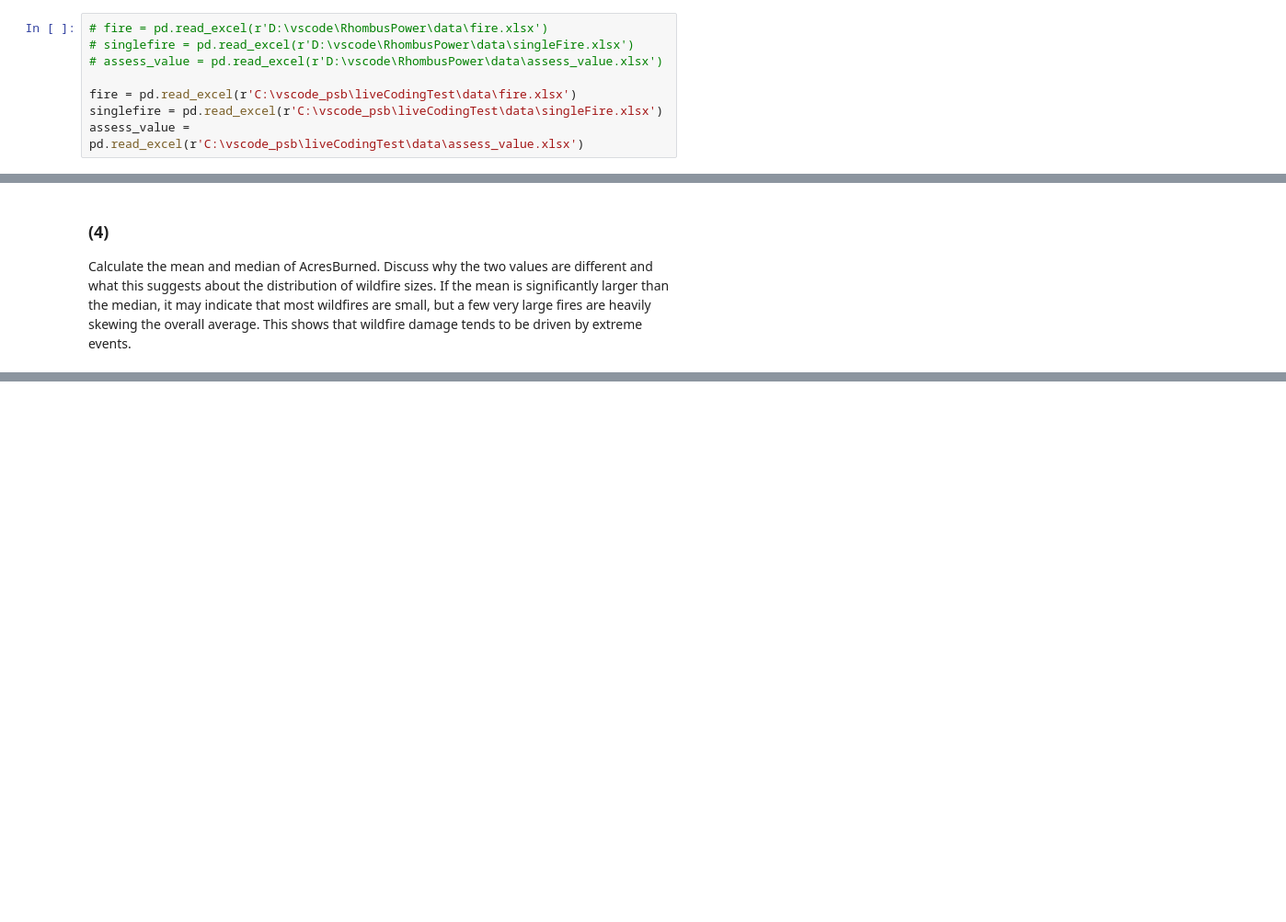
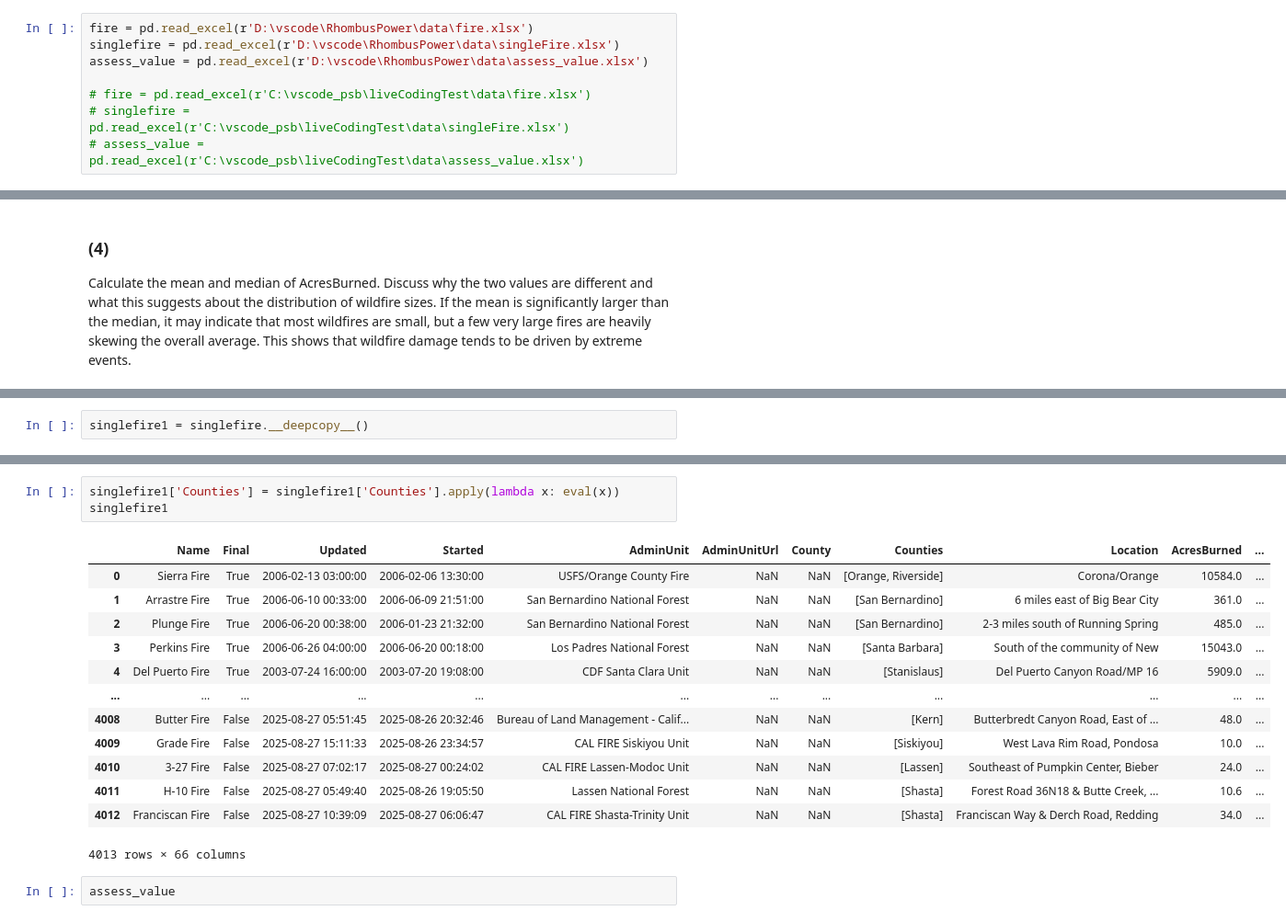
Before and after one commit to eagles0924/liveCodingTest, a Jupyter notebook: 250920_interview/1.ipynb, the cells around one changed output, grey strips where cells are left out. Shown at 92% size. Saved outputs shown, nothing was run; the diff lists cells and outputs as text; blank space fills up the shorter version.

```diff
--- a/250920_interview/1.ipynb
+++ b/250920_interview/1.ipynb
@@ -5,13 +5,13 @@ from datetime import datetime
 # %% [markdown]
 ## 1. data load
 # %%
-# fire = pd.read_excel(r'D:\vscode\RhombusPower\data\fire.xlsx')
-# singlefire = pd.read_excel(r'D:\vscode\RhombusPower\data\singleFire.xlsx')
-# assess_value = pd.read_excel(r'D:\vscode\RhombusPower\data\assess_value.xlsx')
+fire = pd.read_excel(r'D:\vscode\RhombusPower\data\fire.xlsx')
+singlefire = pd.read_excel(r'D:\vscode\RhombusPower\data\singleFire.xlsx')
+assess_value = pd.read_excel(r'D:\vscode\RhombusPower\data\assess_value.xlsx')
 
-fire = pd.read_excel(r'C:\vscode_psb\liveCodingTest\data\fire.xlsx')
-singlefire = pd.read_excel(r'C:\vscode_psb\liveCodingTest\data\singleFire.xlsx')
-assess_value = pd.read_excel(r'C:\vscode_psb\liveCodingTest\data\assess_value.xlsx')
+# fire = pd.read_excel(r'C:\vscode_psb\liveCodingTest\data\fire.xlsx')
+# singlefire = pd.read_excel(r'C:\vscode_psb\liveCodingTest\data\singleFire.xlsx')
+# assess_value = pd.read_excel(r'C:\vscode_psb\liveCodingTest\data\assess_value.xlsx')
 # %% [markdown]
 ## 2. data preprocesing
 # %% [markdown]
@@ -104,0 +107,2 @@ Calculate the mean and median of AcresBurned. Discuss why the two values are dif
+# %%
+singlefire1 = singlefire.__deepcopy__()
@@ -104,0 +132,19 @@ Calculate the mean and median of AcresBurned. Discuss why the two values are dif
+# %%
+singlefire1['Counties'] = singlefire1['Counties'].apply(lambda x: eval(x))
+singlefire1
+# %% [output]
+|  | Name | Final | Updated | Started | AdminUnit | AdminUnitUrl | County | Counties | Location | AcresBurned | ... |
+| 0 | Sierra Fire | True | 2006-02-13 03:00:00 | 2006-02-06 13:30:00 | USFS/Orange County Fire | NaN | NaN | [Orange, Riverside] | Corona/Orange | 10584.0 | ... |
+| 1 | Arrastre Fire | True | 2006-06-10 00:33:00 | 2006-06-09 21:51:00 | San Bernardino National Forest | NaN | NaN | [San Bernardino] | 6 miles east of Big Bear City | 361.0 | ... |
+| 2 | Plunge Fire | True | 2006-06-20 00:38:00 | 2006-01-23 21:32:00 | San Bernardino National Forest | NaN | NaN | [San Bernardino] | 2-3 miles south of Running Spring | 485.0 | ... |
+| 3 | Perkins Fire | True | 2006-06-26 04:00:00 | 2006-06-20 00:18:00 | Los Padres National Forest | NaN | NaN | [Santa Barbara] | South of the community of New | 15043.0 | ... |
+| 4 | Del Puerto Fire | True | 2003-07-24 16:00:00 | 2003-07-20 19:08:00 | CDF Santa Clara Unit | NaN | NaN | [Stanislaus] | Del Puerto Canyon Road/MP 16 | 5909.0 | ... |
+| ... | ... | ... | ... | ... | ... | ... | ... | ... | ... | ... | ... |
+| 4008 | Butter Fire | False | 2025-08-27 05:51:45 | 2025-08-26 20:32:46 | Bureau of Land Management - Calif... | NaN | NaN | [Kern] | Butterbredt Canyon Road, East of ... | 48.0 | ... |
+| 4009 | Grade Fire | False | 2025-08-27 15:11:33 | 2025-08-26 23:34:57 | CAL FIRE Siskiyou Unit | NaN | NaN | [Siskiyou] | West Lava Rim Road, Pondosa | 10.0 | ... |
+| 4010 | 3-27 Fire | False | 2025-08-27 07:02:17 | 2025-08-27 00:24:02 | CAL FIRE Lassen-Modoc Unit | NaN | NaN | [Lassen] | Southeast of Pumpkin Center, Bieber | 24.0 | ... |
+| 4011 | H-10 Fire | False | 2025-08-27 05:49:40 | 2025-08-26 19:05:50 | Lassen National Forest | NaN | NaN | [Shasta] | Forest Road 36N18 & Butte Creek, ... | 10.6 | ... |
+| 4012 | Franciscan Fire | False | 2025-08-27 10:39:09 | 2025-08-27 06:06:47 | CAL FIRE Shasta-Trinity Unit | NaN | NaN | [Shasta] | Franciscan Way & Derch Road, Redding | 34.0 | ... |
+4013 rows × 66 columns
+# %%
+assess_value
```
Also changed, not shown: parts of 7 cells of this notebook.
